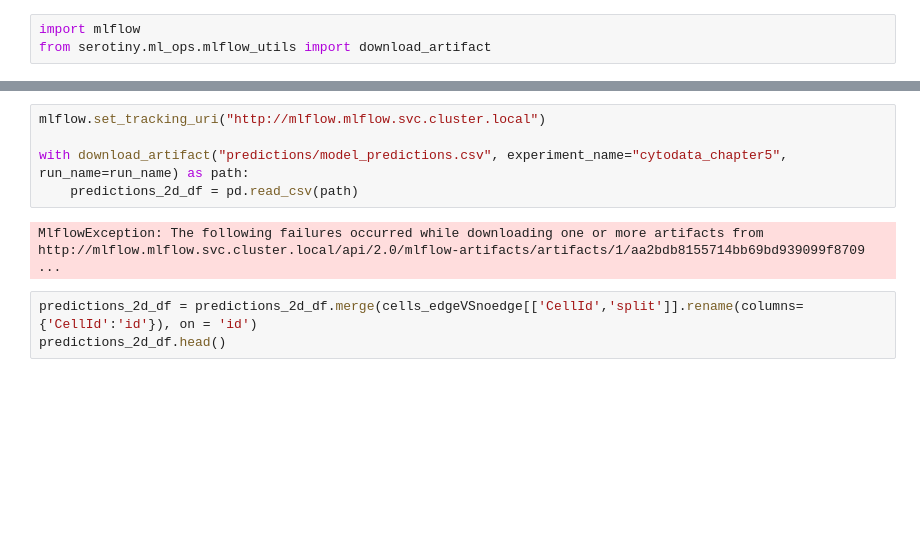
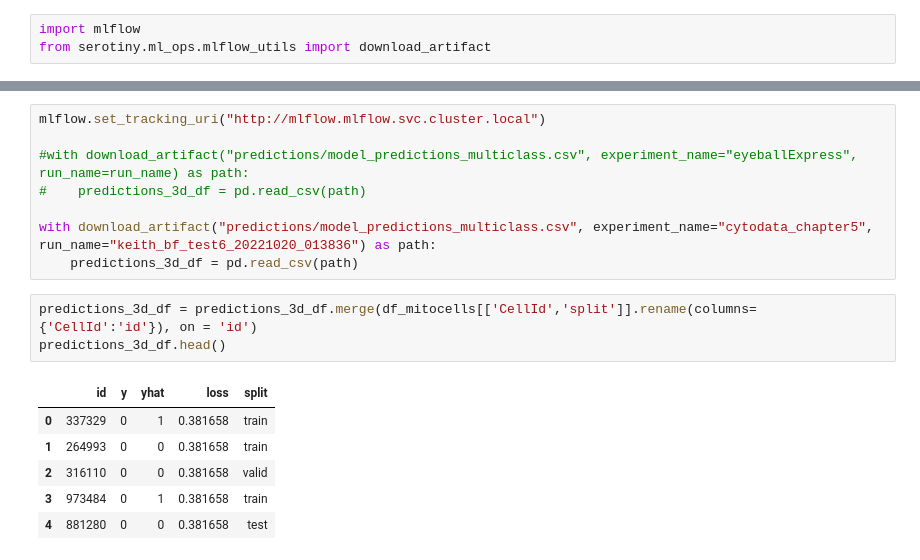
Before and after one commit to melonora/cytodata-hackathon-base, a Jupyter notebook: keith/testing.ipynb, the cells around one changed output, grey strips where cells are left out. Cells and saved outputs as stored; diff of their text form; blank space fills up the shorter version.

```diff
--- a/keith/testing.ipynb
+++ b/keith/testing.ipynb
@@ -146,10 +181,18 @@ keith_bf_test6_20221020_013836
 # %%
 mlflow.set_tracking_uri("http://mlflow.mlflow.svc.cluster.local")
 
-with download_artifact("predictions/model_predictions.csv", experiment_name="cytodata_chapter5", run_name=run_name) as path:
-    predictions_2d_df = pd.read_csv(path)
+#with download_artifact("predictions/model_predictions_multiclass.csv", experiment_name="eyeballExpress", run_name=run_name) as path:
+#    predictions_3d_df = pd.read_csv(path)
+
+with download_artifact("predictions/model_predictions_multiclass.csv", experiment_name="cytodata_chapter5", run_name="keith_bf_test6_20221020_013836") as path:
+    predictions_3d_df = pd.read_csv(path)
-# %% [output]
-MlflowException: The following failures occurred while downloading one or more artifacts from http://mlflow.mlflow.svc.cluster.local/api/2.0/mlflow-artifacts/artifacts/1/aa2bdb8155714bb69bd939099f8709 ...
 # %%
-predictions_2d_df = predictions_2d_df.merge(cells_edgeVSnoedge[['CellId','split']].rename(columns={'CellId':'id'}), on = 'id')
-predictions_2d_df.head()
+predictions_3d_df = predictions_3d_df.merge(df_mitocells[['CellId','split']].rename(columns={'CellId':'id'}), on = 'id')
+predictions_3d_df.head()
+# %% [output]
+|  | id | y | yhat | loss | split |
+| 0 | 337329 | 0 | 1 | 0.381658 | train |
+| 1 | 264993 | 0 | 0 | 0.381658 | train |
+| 2 | 316110 | 0 | 0 | 0.381658 | valid |
+| 3 | 973484 | 0 | 1 | 0.381658 | train |
+| 4 | 881280 | 0 | 0 | 0.381658 | test |
```
Also changed, not shown: parts of 6 cells of this notebook, 1 other file.
